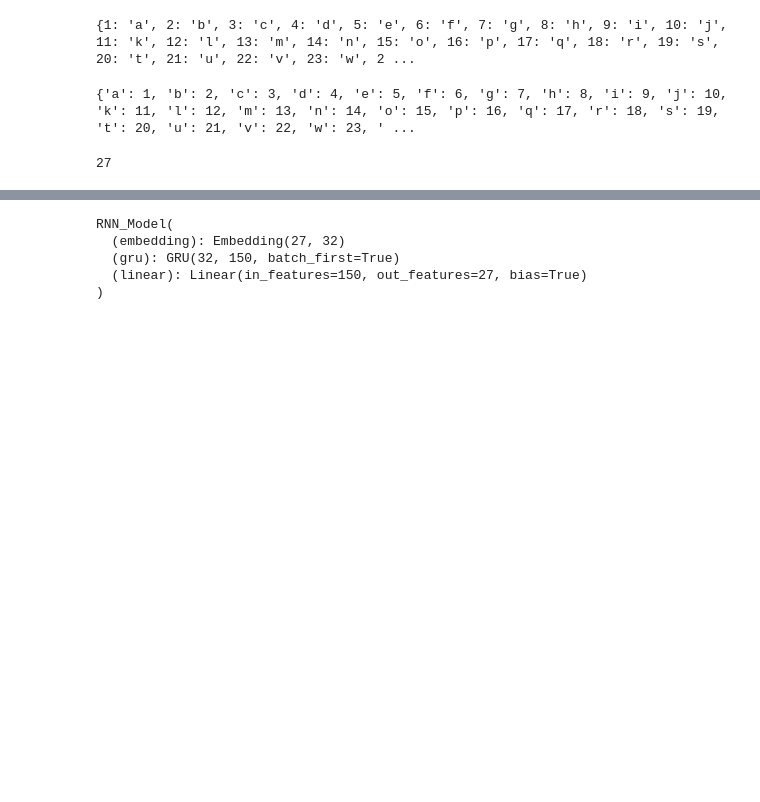
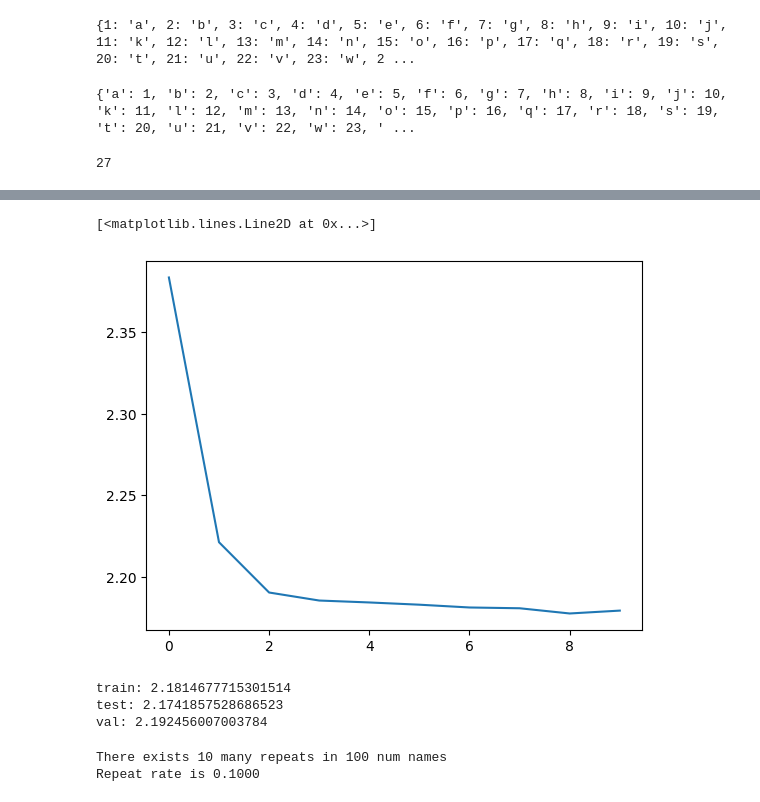
Before and after one commit to ryan-mangeno/seq-gen-torch, a Jupyter notebook: makemore_rnn.ipynb, the cells around one changed output, grey strips where cells are left out. Drawn from its saved outputs; the diff is of its cells as text; code cells hidden in the pictures; blank space fills up the shorter version.

Commit message:
fixed major bug in model init for rnn, added generated names for wavenet and rnn, got decent loss for rnn, doing some hyperparam tuning, model trains fast

```diff
--- a/makemore_rnn.ipynb
+++ b/makemore_rnn.ipynb
@@ -176,13 +176,18 @@ def sample_name(model, block_size, ctoi, itoc, device):
     model.train()
     return name.capitalize()
 # %%
+lossi = []
+
 def train(
-    X, Y, model, epochs=1_000, batch_size=64, lr=0.01, device='mps'
+    X, Y, model, epochs=10_000, batch_size=256, lr=0.01, device='mps'
 ):
     model = model.to(device)
     X, Y = X.to(device), Y.to(device)
+
     optimizer = torch.optim.Adam(model.parameters(), lr=lr)
+    scheduler = torch.optim.lr_scheduler.ExponentialLR(optimizer, gamma=0.99)
     loss_fn = nn.CrossEntropyLoss()
+
     for epoch in range(1, epochs+1):
         idxs = torch.randint(0, X.size(0), (batch_size,))
         xb, yb = X[idxs], Y[idxs]
@@ -192,8 +197,10 @@ def train(
         optimizer.zero_grad()
         loss.backward()
         optimizer.step()
+        scheduler.step()
+        lossi.append(loss.item())
 
-        if epoch % 100 == 0:
+        if epoch % 1_000 == 0:
             print(f"Epoch {epoch} | Loss: {loss:.4f}")
             # Sample after each epoch
             print("-- Sampled names: --")
@@ -224,9 +230,6 @@ KeyboardInterrupt:
-# %%
-model.eval()
-# %% [output]
-RNN_Model(
-  (embedding): Embedding(27, 32)
-  (gru): GRU(32, 150, batch_first=True)
-  (linear): Linear(in_features=150, out_features=27, bias=True)
-)
+# %%
+plt.plot(torch.tensor(lossi).view(-1, 1000).mean(1))
+# %% [output]
+[<matplotlib.lines.Line2D at 0x...>]
+[figure, added]
 # %%
@@ -244,0 +251,8 @@ def split_loss(split):
+# %%
+split_loss('train')
+split_loss('test')
+split_loss('val')
+# %% [output]
+train: 2.1814677715301514
+test: 2.1741857528686523
+val: 2.192456007003784
@@ -244,0 +268,14 @@ def split_loss(split):
+# %%
+found = 0
+with open("rnn-generated.txt", 'r') as f:
+    lines = f.read()
+    gen_names = lines.split('\n')
+    for name in gen_names:
+        if name in words:
+            found += 1
+
+print(f"There exists {found} many repeats in {num_names} num names")
+print(f"Repeat rate is {found/num_names:.4f}")
+# %% [output]
+There exists 10 many repeats in 100 num names
+Repeat rate is 0.1000
```
Also changed, not shown: parts of 12 cells of this notebook, 4 other files.
